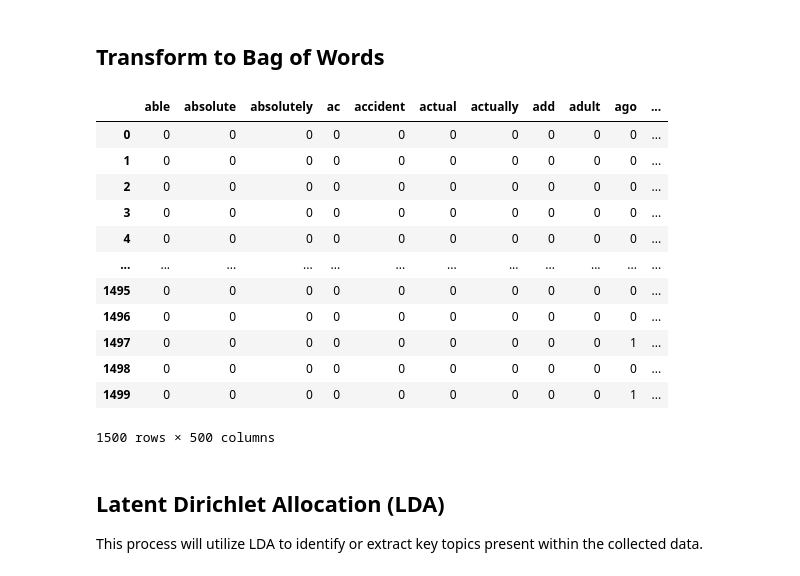
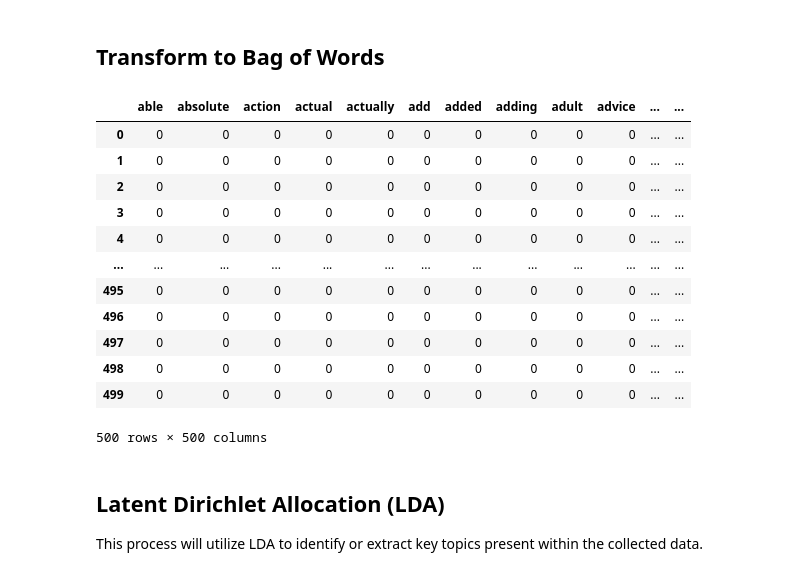
Before and after one commit to montuyajoel/IRL-Renewable-Energy-Forecasting, a Jupyter notebook: Sentiment Analysis - Energy.ipynb, the cells around one changed output. Saved outputs shown, nothing was run; the diff lists cells and outputs as text; code cells hidden in the pictures.

```diff
--- a/Sentiment Analysis - Energy.ipynb
+++ b/Sentiment Analysis - Energy.ipynb
@@ -252,36 +264,36 @@ after: could produce electricity rather rely would nice sincerely sweden
 # %%
 # Use CountVectorizer
 vectorizer=CountVectorizer(stop_words='english',
                         max_df = .1, # Ignore words that appear in more than 10% of the document - treat them as too common to be useful
                         max_features = 500) # Top 500 words
 
 # Apply custom cleaning to each comment
-cleaned_comments = sentiments_df['comment'].apply(custom_preprocessor, process='all')
+cleaned_comments = sentiments_df['comment'].loc[sentiments_df.country == 'Ireland'].apply(custom_preprocessor, process='all')
 
 # Fit transform Data for vectorizer
 X = vectorizer.fit_transform(cleaned_comments)
 
 # Get Feature names
 feature_names = vectorizer.get_feature_names_out()
 
 # Revert data back to dataframe
 X_df = pd.DataFrame(X.toarray(), columns=feature_names)
 
 X_df
 # %% [output]
-|  | able | absolute | absolutely | ac | accident | actual | actually | add | adult | ago | ... |
-| 0 | 0 | 0 | 0 | 0 | 0 | 0 | 0 | 0 | 0 | 0 | ... |
-| 1 | 0 | 0 | 0 | 0 | 0 | 0 | 0 | 0 | 0 | 0 | ... |
-| 2 | 0 | 0 | 0 | 0 | 0 | 0 | 0 | 0 | 0 | 0 | ... |
-| 3 | 0 | 0 | 0 | 0 | 0 | 0 | 0 | 0 | 0 | 0 | ... |
-| 4 | 0 | 0 | 0 | 0 | 0 | 0 | 0 | 0 | 0 | 0 | ... |
-| ... | ... | ... | ... | ... | ... | ... | ... | ... | ... | ... | ... |
-| 1495 | 0 | 0 | 0 | 0 | 0 | 0 | 0 | 0 | 0 | 0 | ... |
-| 1496 | 0 | 0 | 0 | 0 | 0 | 0 | 0 | 0 | 0 | 0 | ... |
-| 1497 | 0 | 0 | 0 | 0 | 0 | 0 | 0 | 0 | 0 | 1 | ... |
-| 1498 | 0 | 0 | 0 | 0 | 0 | 0 | 0 | 0 | 0 | 0 | ... |
-| 1499 | 0 | 0 | 0 | 0 | 0 | 0 | 0 | 0 | 0 | 1 | ... |
+|  | able | absolute | action | actual | actually | add | added | adding | adult | advice | ... | ... |
+| 0 | 0 | 0 | 0 | 0 | 0 | 0 | 0 | 0 | 0 | 0 | ... | ... |
+| 1 | 0 | 0 | 0 | 0 | 0 | 0 | 0 | 0 | 0 | 0 | ... | ... |
+| 2 | 0 | 0 | 0 | 0 | 0 | 0 | 0 | 0 | 0 | 0 | ... | ... |
+| 3 | 0 | 0 | 0 | 0 | 0 | 0 | 0 | 0 | 0 | 0 | ... | ... |
+| 4 | 0 | 0 | 0 | 0 | 0 | 0 | 0 | 0 | 0 | 0 | ... | ... |
+| ... | ... | ... | ... | ... | ... | ... | ... | ... | ... | ... | ... | ... |
+| 495 | 0 | 0 | 0 | 0 | 0 | 0 | 0 | 0 | 0 | 0 | ... | ... |
+| 496 | 0 | 0 | 0 | 0 | 0 | 0 | 0 | 0 | 0 | 0 | ... | ... |
+| 497 | 0 | 0 | 0 | 0 | 0 | 0 | 0 | 0 | 0 | 0 | ... | ... |
+| 498 | 0 | 0 | 0 | 0 | 0 | 0 | 0 | 0 | 0 | 0 | ... | ... |
+| 499 | 0 | 0 | 0 | 0 | 0 | 0 | 0 | 0 | 0 | 0 | ... | ... |
-1500 rows × 500 columns
+500 rows × 500 columns
 # %% [markdown]
 ## Latent Dirichlet Allocation (LDA)
 
```
Also changed, not shown: parts of 8 cells of this notebook, 3 other files.
